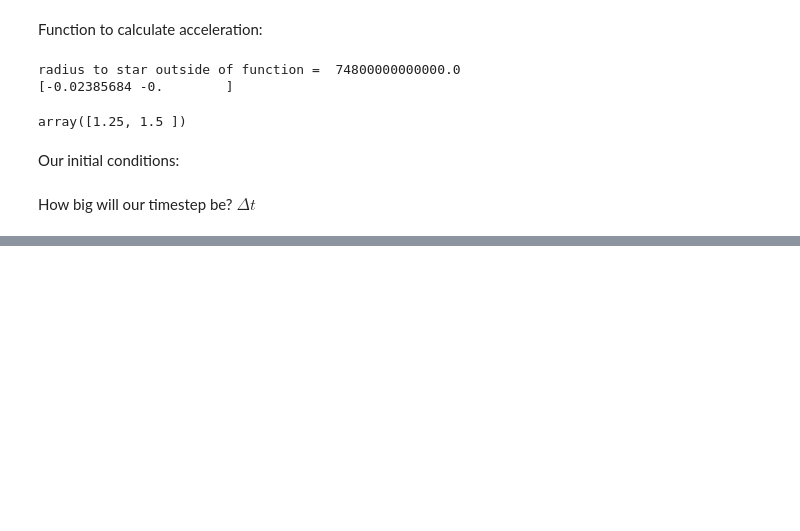
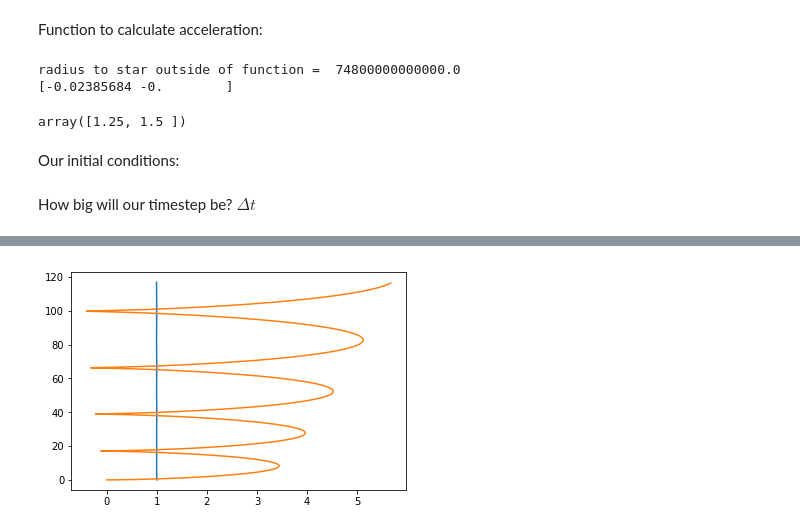
Before and after one commit to jnaiman/csci-p-14110, a Jupyter notebook: lesson03/inClass_lesson03.ipynb, the cells around one changed output, grey strips where cells are left out. Cells and saved outputs as stored; diff of their text form; code cells hidden in the pictures; blank space fills up the shorter version.

```diff
--- a/lesson03/inClass_lesson03.ipynb
+++ b/lesson03/inClass_lesson03.ipynb
@@ -133,0 +167,3 @@ r = np.array(r)
+# %%
+mass_of_particle2 = 0.0009 # Msun = Mass jupiter
+mass_of_particle2 = mass_of_particle2*MassOfSun
@@ -133,0 +204,6 @@ r = np.array(r)
+# %%
+plt.plot(r[:,0,0]/AUinCM, r[:,0,1]/AUinCM)
+plt.plot(r[:,1,0]/AUinCM, r[:,1,1]/AUinCM)
+plt.show()
+# %% [output]
+[figure, added]
```
Also changed, not shown: parts of 9 cells of this notebook, 1 other file.
